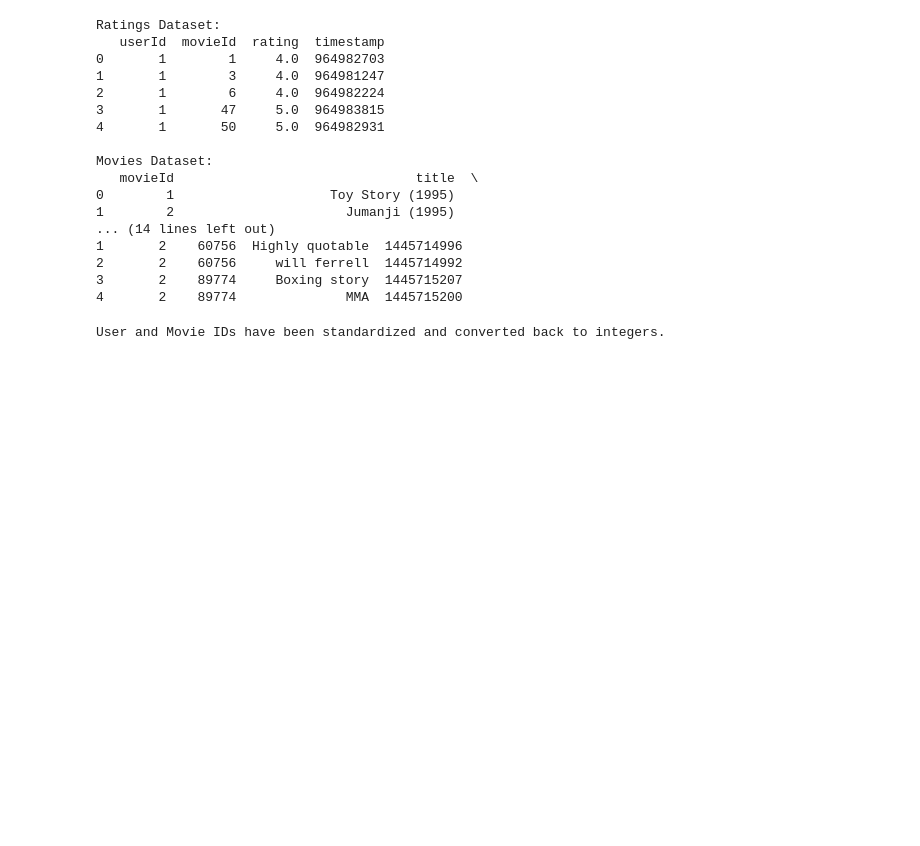
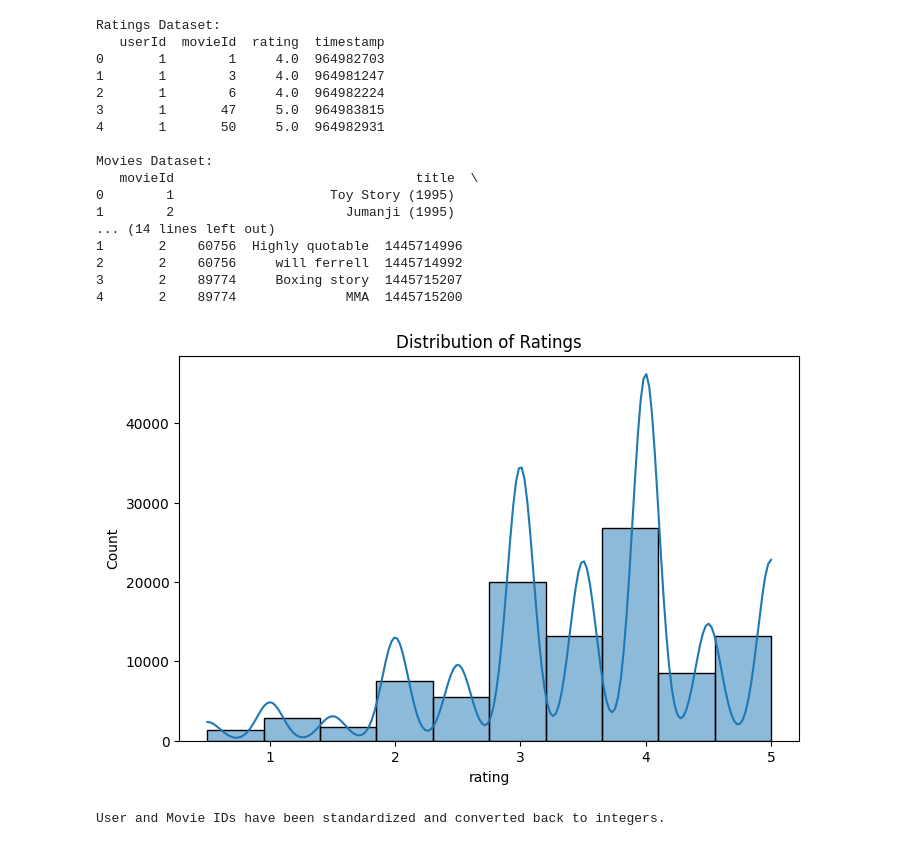
Before and after one commit to Otim135/Phase_4_Project, a Jupyter notebook: Recommendation_systems.ipynb, the cells around one changed output. Saved outputs shown, nothing was run; the diff lists cells and outputs as text; code cells hidden in the pictures; blank space fills up the shorter version.

Commit message:
Plotted the distribution of ratings and checked for null values in the dataset

```diff
--- a/Recommendation_systems.ipynb
+++ b/Recommendation_systems.ipynb
@@ -109,6 +109,16 @@ Movies Dataset:
 2       2    60756     will ferrell  1445714992
 3       2    89774     Boxing story  1445715207
 4       2    89774              MMA  1445715200
+# %%
+import matplotlib.pyplot as plt
+import seaborn as sns
+
+plt.figure(figsize=(8,5))
+sns.histplot(ratings['rating'], bins=10, kde=True)
+plt.title("Distribution of Ratings")
+plt.show()
+# %% [output]
+[figure, added]
 # %%
 # Standardizing User ID & Movie ID for better numerical stability
 scaler = StandardScaler()
```
